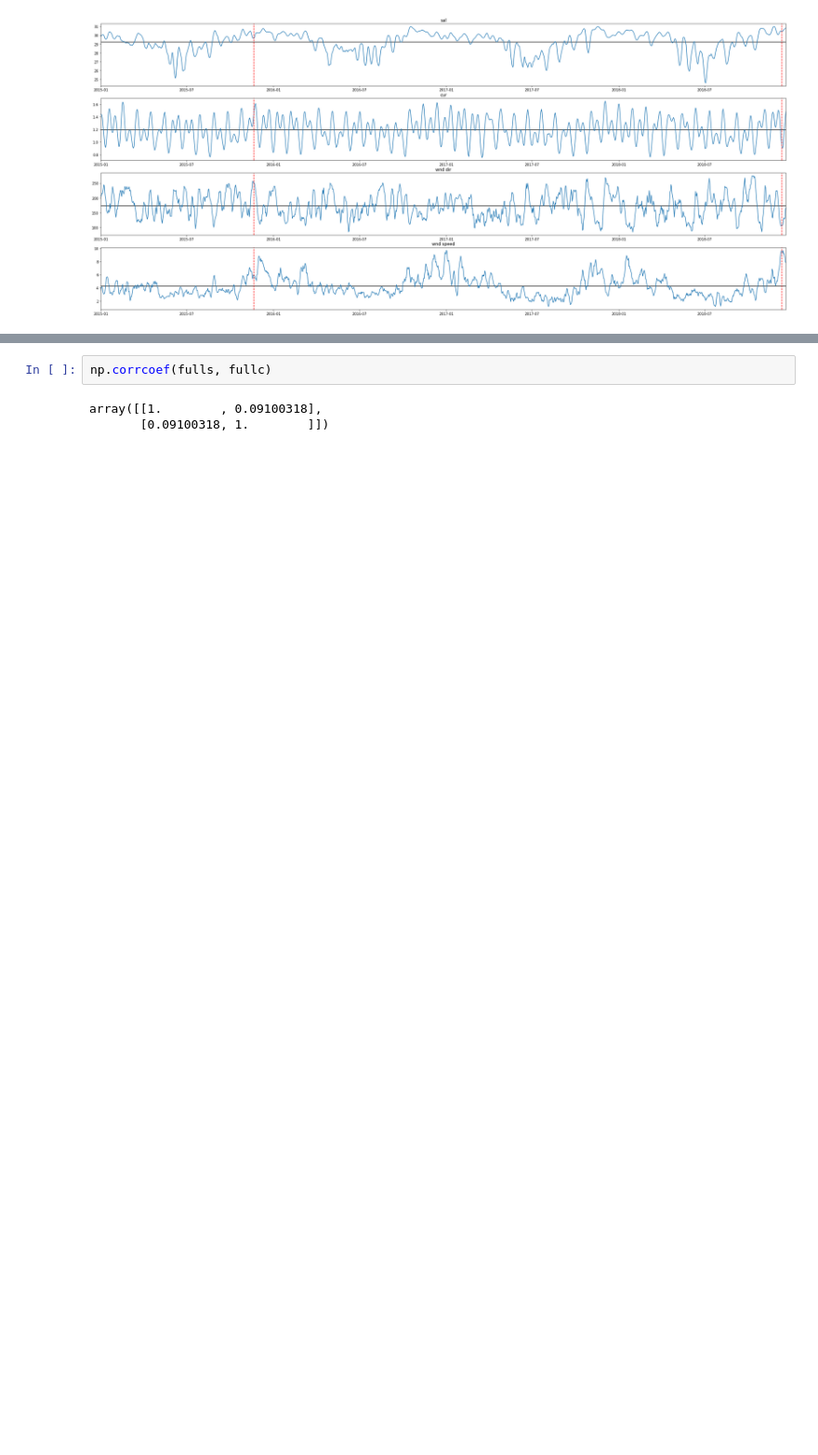
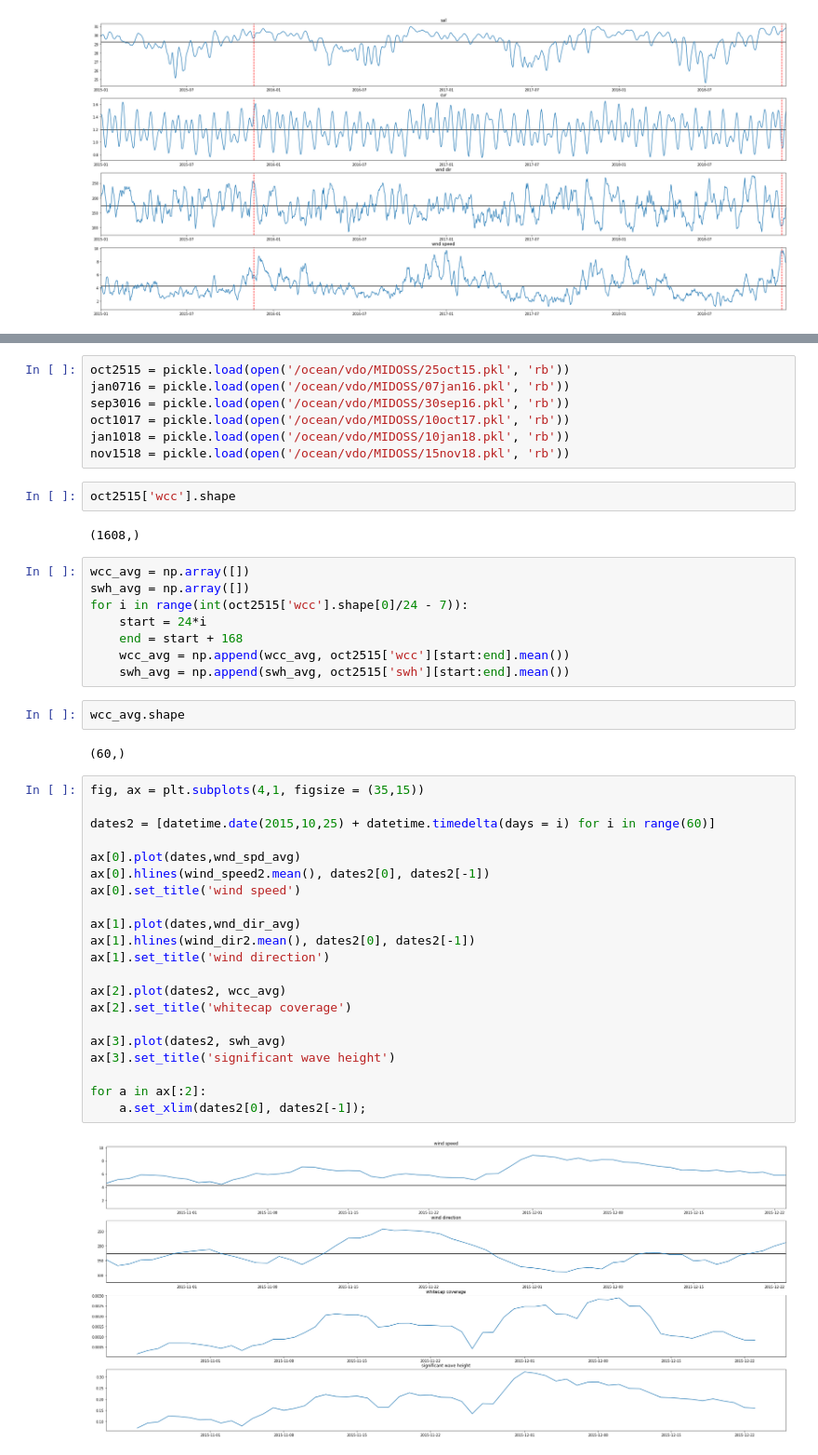
Before and after one commit to SalishSeaCast/analysis-vicky, a Jupyter notebook: notebooks/turn-stats-with-wind-direction.ipynb, the cells around one changed output, grey strips where cells are left out. Shown at 93% size. Cells and saved outputs as stored; diff of their text form; blank space fills up the shorter version.

Commit message:
Add whitecap coverage and significant wave height.

```diff
--- a/notebooks/turn-stats-with-wind-direction.ipynb
+++ b/notebooks/turn-stats-with-wind-direction.ipynb
@@ -354,5 +256,46 @@ array([[1.        , 0.30265542],
-# %%
-np.corrcoef(fulls, fullc)
-# %% [output]
-array([[1.        , 0.09100318],
-       [0.09100318, 1.        ]])
+# %%
+oct2515 = pickle.load(open('/ocean/vdo/MIDOSS/25oct15.pkl', 'rb'))
+jan0716 = pickle.load(open('/ocean/vdo/MIDOSS/07jan16.pkl', 'rb'))
+sep3016 = pickle.load(open('/ocean/vdo/MIDOSS/30sep16.pkl', 'rb'))
+oct1017 = pickle.load(open('/ocean/vdo/MIDOSS/10oct17.pkl', 'rb'))
+jan1018 = pickle.load(open('/ocean/vdo/MIDOSS/10jan18.pkl', 'rb'))
+nov1518 = pickle.load(open('/ocean/vdo/MIDOSS/15nov18.pkl', 'rb'))
+# %%
+oct2515['wcc'].shape
+# %% [output]
+(1608,)
+# %%
+wcc_avg = np.array([])
+swh_avg = np.array([])
+for i in range(int(oct2515['wcc'].shape[0]/24 - 7)):
+    start = 24*i
+    end = start + 168
+    wcc_avg = np.append(wcc_avg, oct2515['wcc'][start:end].mean())
+    swh_avg = np.append(swh_avg, oct2515['swh'][start:end].mean())
+# %%
+wcc_avg.shape
+# %% [output]
+(60,)
+# %%
+fig, ax = plt.subplots(4,1, figsize = (35,15))
+
+dates2 = [datetime.date(2015,10,25) + datetime.timedelta(days = i) for i in range(60)]
+
+ax[0].plot(dates,wnd_spd_avg)
+ax[0].hlines(wind_speed2.mean(), dates2[0], dates2[-1])
+ax[0].set_title('wind speed')
+
+ax[1].plot(dates,wnd_dir_avg)
+ax[1].hlines(wind_dir2.mean(), dates2[0], dates2[-1])
+ax[1].set_title('wind direction')
+
+ax[2].plot(dates2, wcc_avg)
+ax[2].set_title('whitecap coverage')
+
+ax[3].plot(dates2, swh_avg)
+ax[3].set_title('significant wave height')
+
+for a in ax[:2]:
+    a.set_xlim(dates2[0], dates2[-1]);
+# %% [output]
+[figure, added]
```
Also changed, not shown: parts of 25 cells of this notebook.
